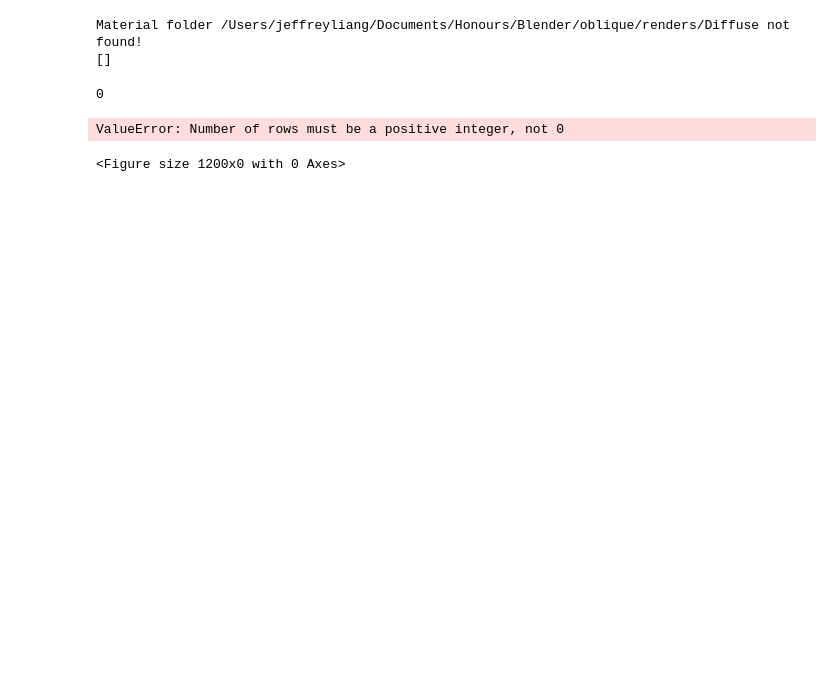
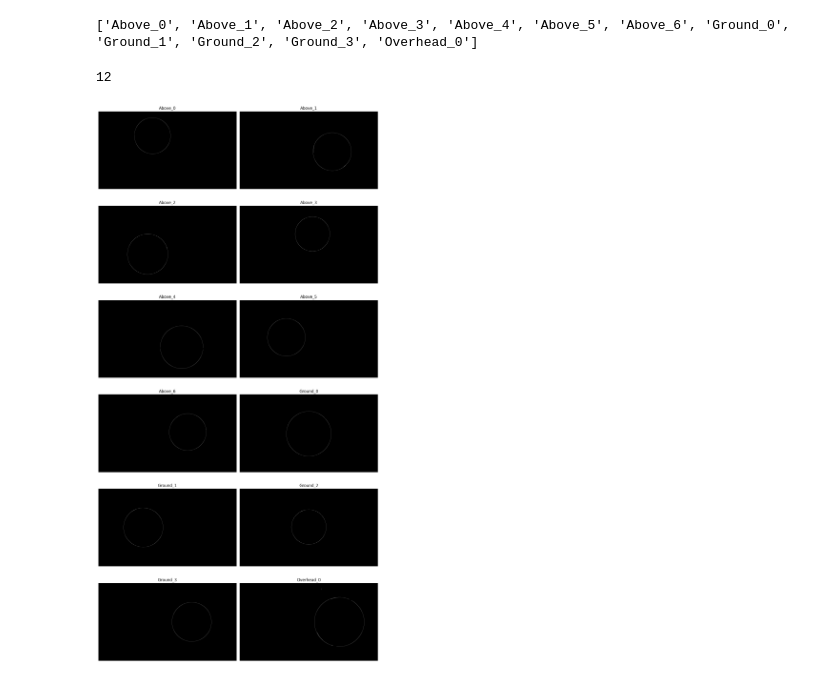
Before and after one commit to jeffreybliang/honours, a Jupyter notebook: src/framework_mesh/edgemap.ipynb, the cells around one changed output. Drawn from its saved outputs; the diff is of its cells as text; code cells hidden in the pictures; blank space fills up the shorter version.

Commit message:
correct translation

```diff
--- a/src/framework_mesh/edgemap.ipynb
+++ b/src/framework_mesh/edgemap.ipynb
@@ -254,45 +254,42 @@ def plot_edge_maps(edge_maps):
 # Assuming `edge_maps` is the dictionary containing the edge maps (e.g., {"Overhead_1": edge_map1, "Above_1": edge_map2, ...})
 
 
-renders_path = "/Users/jeffreyliang/Documents/Honours/Blender/oblique/renders"
-material = "Diffuse"  # Example material
-object_name = "Oblique2"  # Example object name
+renders_path = "/Users/jeffreyliang/Documents/Honours/Blender/translation/renders"
+material = ""  # Example material
+object_name = "Icosphere5"  # Example object name
 renders = load_renders_for_material(renders_path, material, object_name)
 print([k for k in renders.keys()])
 # %% [output]
-Material folder /Users/jeffreyliang/Documents/Honours/Blender/oblique/renders/Diffuse not found!
-[]
+['Above_0', 'Above_1', 'Above_2', 'Above_3', 'Above_4', 'Above_5', 'Above_6', 'Ground_0', 'Ground_1', 'Ground_2', 'Ground_3', 'Overhead_0']
 # %%
 # Define edge map options using dictionary comprehension
 edgemap_options = {
     object_name: {
-        "Above_0":      (False, 15, 220),
-        "Above_1":      (False, 15, 220),
-        "Above_2":      (False, 15, 220),
-        "Above_3":      (False, 15, 220),
-        "Above_4":      (False, 15, 220),
-        "Above_5":      (False, 6 , 100),
-        "Above_6":      (False, 15, 220),
-        "Ground_0":     (False, 6,  100),
-        "Ground_1":     (False, 15,  30),
-        "Ground_2":     (False, 15, 30 ),
-        "Ground_3":     (False, 15, 40 ),
-        "Ground_4":     (False, 15, 220),
-        "Overhead_0":   (False, 15, 220), # (hist_eq=True, low_thresh=15, high_thresh=250)
+        "Above_0":      (False, 15, 50),
+        "Above_1":      (False, 15, 50),
+        "Above_2":      (False, 15, 50),
+        "Above_3":      (False, 15, 50),
+        "Above_4":      (False, 15, 50),
+        "Above_5":      (False, 15, 50),
+        "Above_6":      (False, 15, 50),
+        "Ground_0":     (False, 15, 50),
+        "Ground_1":     (False, 15, 50),
+        "Ground_2":     (False, 15, 50),
+        "Ground_3":     (False, 15, 50),
+        "Overhead_0":   (False, 15, 45), # (hist_eq=True, low_thresh=15, high_thresh=250)
     }
 }
 
 # edgemap_options = defaultdict(lambda: (False, 15, 200))  # Default option: (False, 0, 0) for equalisation, low, high thresholds
 
 # Apply Canny edge detection to the filtered renders based on material and object
 edge_maps = apply_canny_to_renders_for_material(renders, edgemap_options, object_name, material)
 print(len(edge_maps))
 
 plot_edge_maps(edge_maps)
 # %% [output]
-0
+12
-ValueError: Number of rows must be a positive integer, not 0
-<Figure size 1200x0 with 0 Axes>
+[figure, added]
 # %%
 edgemap_options = {
     "Overhead_0": (True, 15, 250),  # (hist_eq=True, low_thresh=15, high_thresh=250)
```
Also changed, not shown: 2 other files.
